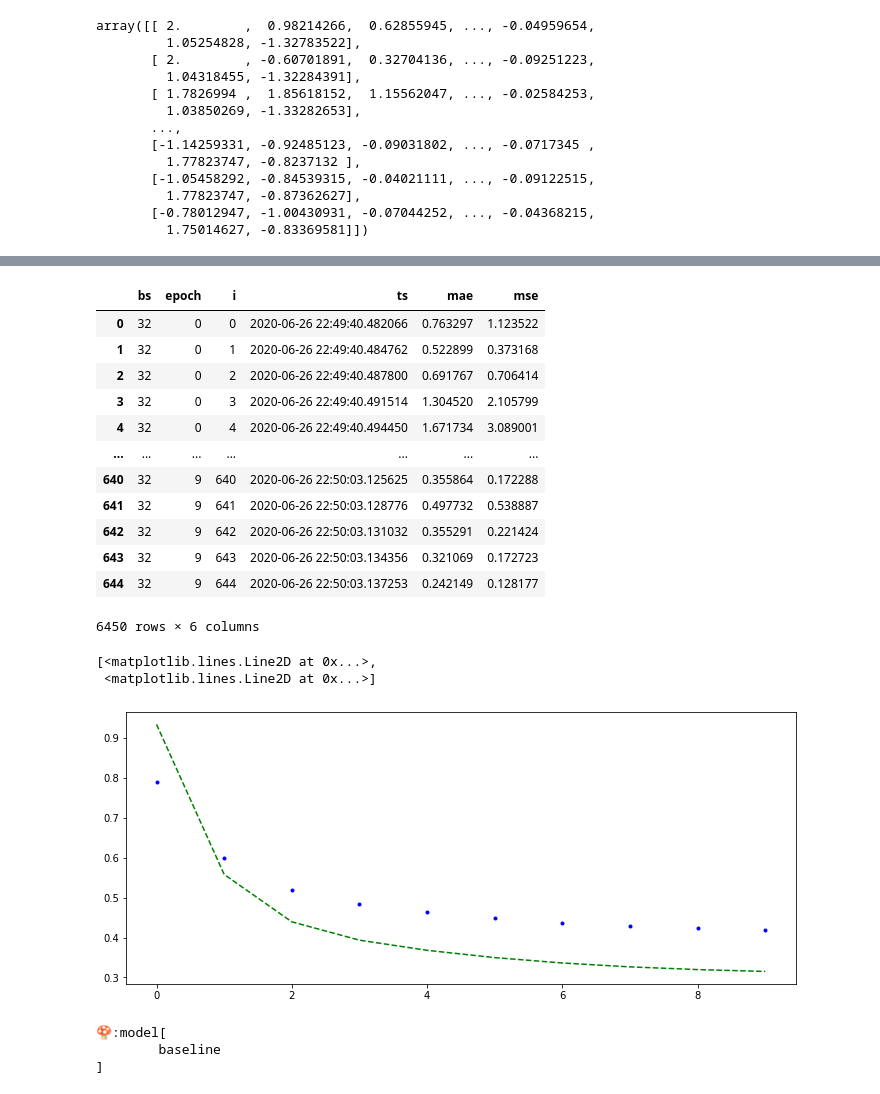
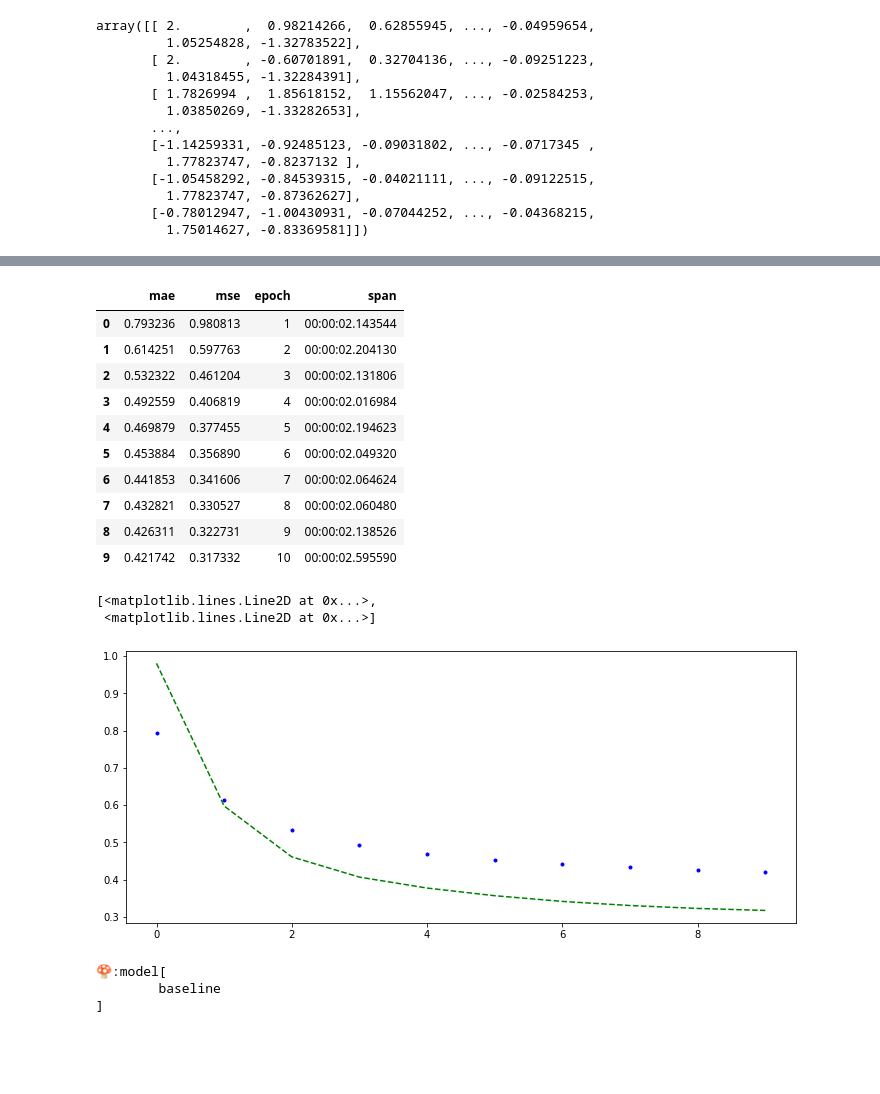
Before and after one commit to raynardj/forgebox, a Jupyter notebook: nbs/15_loopstack.ipynb, the cells around one changed output, grey strips where cells are left out. Drawn from its saved outputs; the diff is of its cells as text; code cells hidden in the pictures; blank space fills up the shorter version.

```diff
--- a/nbs/15_loopstack.ipynb
+++ b/nbs/15_loopstack.ipynb
@@ -127,6 +129,7 @@ class MetricTab:
         return self
 
     def summary(self):
+        """The summary on metrics"""
         return pd.DataFrame(self.mean_by_epoch)
 
     def update(self,**batch):
@@ -206,32 +209,31 @@ metab.summary()
 def train_callbacks(loop):
     loop.core.metric_tab = MetricTab()
 
+    @loop.every_start_FORWARD
+    def switch_model_to_train(loop): loop.model("train")()
+
     @loop.on_DATA_PROCESS
-    def opt_zero_grad(loop):
-        loop.opt("zero_grad")()
+    def opt_zero_grad(loop):loop.opt("zero_grad")()
 
-    @loop.before_1st_FORWARD
-    def switch_model_to_train(loop):
-        loop.model("train")()
+    @loop.on_BACKWARD
+    def opt_move(loop):
+        loop.loss("backward")()
+        loop.opt("step")()
 
-    @loop.BACKWARD.on
-    def opt_step(loop):
-        loop.loss("backward")()
-
-    @loop.BACKWARD.on
-    def opt_step(loop):
-        loop.opt("step")()
+def eval_callbacks(loop):
+    @loop.on_DATA_PROCESS
+    def switch_model_to_eval(loop): loop.model("eval")()
 
 def to_tensor(x):
     return torch.Tensor(x)
 
-def train_single_forward(metric_func = []):
-    def train_single_forward_cb(self):
+def simple_forward(metric_func = []):
+    def simple_forward_cb(self):
         @self.on_DATA_PROCESS
         def set_xy(self):
+            self.var.clear()
             self.var.x,self.var.y = self.element
-            self.var.x = to_tensor(self.var.x)
-            self.var.y = to_tensor(self.var.y)
+            self.var.apply(to_tensor,scope = ["x","y"])()
 
         @self.on_FORWARD
         def forward_pass(self):
@@ -268,7 +270,7 @@ def train_single_forward(metric_func = []):
                 ts = datetime.now()
             )
 
-        @self.after_last_METRICS
+        @self.every_end_METRICS
         def show_metric(self):
             self.metric_tab.mark()
             summary =self.metric_tab.summary()
@@ -279,15 +281,15 @@ def train_single_forward(metric_func = []):
             except:
                 print(print(summary))
 
-    return train_single_forward_cb
+    return simple_forward_cb
 
 def single_device(device):
     def single_device_callback(self):
-        @on_DATA_PROCESS
+        @self.on_DATA_PROCESS
         def var_to_device(self):
             self.var.apply("to")(device)
 
-        @before_1st_FORWARD
+        @self.before_1st_FORWARD
         def model_to_device(self):
             self.model.apply("to")(device)
 
@@ -337,7 +339,7 @@ data_list = list(zip(chunkify(x_normed),chunkify(y_normed)))
 
 loop = TrainLoop(data_list,tolerate=False,
                  callbacks=[train_callbacks,
-                            train_single_forward([nn.MSELoss()])])
+                            simple_forward([nn.MSELoss()])])
 loop
 # %% [output]
 assigning callback <function train_callbacks at 0x...>
@@ -379,29 +381,25 @@ for i in range(10):loop.run()
 # %%
 from matplotlib import pyplot as plt
-# %%
-metric_df
-# %% [output]
-|  | bs | epoch | i | ts | mae | mse |
-| 0 | 32 | 0 | 0 | 2020-06-26 22:49:40.482066 | 0.763297 | 1.123522 |
-| 1 | 32 | 0 | 1 | 2020-06-26 22:49:40.484762 | 0.522899 | 0.373168 |
-| 2 | 32 | 0 | 2 | 2020-06-26 22:49:40.487800 | 0.691767 | 0.706414 |
-| 3 | 32 | 0 | 3 | 2020-06-26 22:49:40.491514 | 1.304520 | 2.105799 |
-| 4 | 32 | 0 | 4 | 2020-06-26 22:49:40.494450 | 1.671734 | 3.089001 |
-| ... | ... | ... | ... | ... | ... | ... |
-| 640 | 32 | 9 | 640 | 2020-06-26 22:50:03.125625 | 0.355864 | 0.172288 |
-| 641 | 32 | 9 | 641 | 2020-06-26 22:50:03.128776 | 0.497732 | 0.538887 |
-| 642 | 32 | 9 | 642 | 2020-06-26 22:50:03.131032 | 0.355291 | 0.221424 |
-| 643 | 32 | 9 | 643 | 2020-06-26 22:50:03.134356 | 0.321069 | 0.172723 |
-| 644 | 32 | 9 | 644 | 2020-06-26 22:50:03.137253 | 0.242149 | 0.128177 |
-6450 rows × 6 columns
 # %%
 plt.figure(figsize = (12,5))
 metric_df = loop.metric_tab.summary()
+display(metric_df)
 plt.plot(metric_df.mse,"g--",metric_df.mae,"b.")
 # %% [output]
+|  | mae | mse | epoch | span |
+| 0 | 0.793236 | 0.980813 | 1 | 00:00:02.143544 |
+| 1 | 0.614251 | 0.597763 | 2 | 00:00:02.204130 |
+| 2 | 0.532322 | 0.461204 | 3 | 00:00:02.131806 |
+| 3 | 0.492559 | 0.406819 | 4 | 00:00:02.016984 |
+| 4 | 0.469879 | 0.377455 | 5 | 00:00:02.194623 |
+| 5 | 0.453884 | 0.356890 | 6 | 00:00:02.049320 |
+| 6 | 0.441853 | 0.341606 | 7 | 00:00:02.064624 |
+| 7 | 0.432821 | 0.330527 | 8 | 00:00:02.060480 |
+| 8 | 0.426311 | 0.322731 | 9 | 00:00:02.138526 |
+| 9 | 0.421742 | 0.317332 | 10 | 00:00:02.595590 |
 [<matplotlib.lines.Line2D at 0x...>,
  <matplotlib.lines.Line2D at 0x...>]
-[figure, old version]
+[figure, new version]
 # %%
 loop.model
 # %% [output]
```
Also changed, not shown: parts of 6 cells of this notebook, 8 other files.
